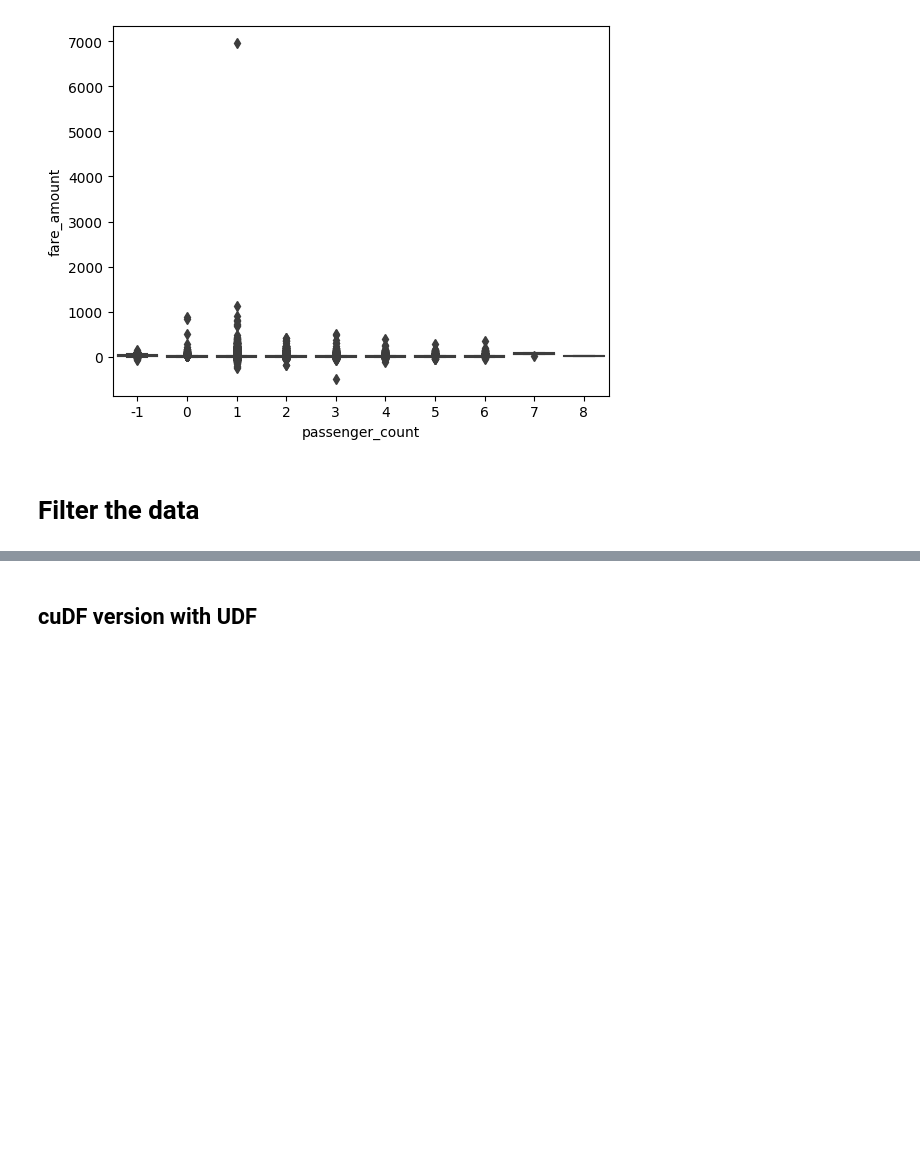
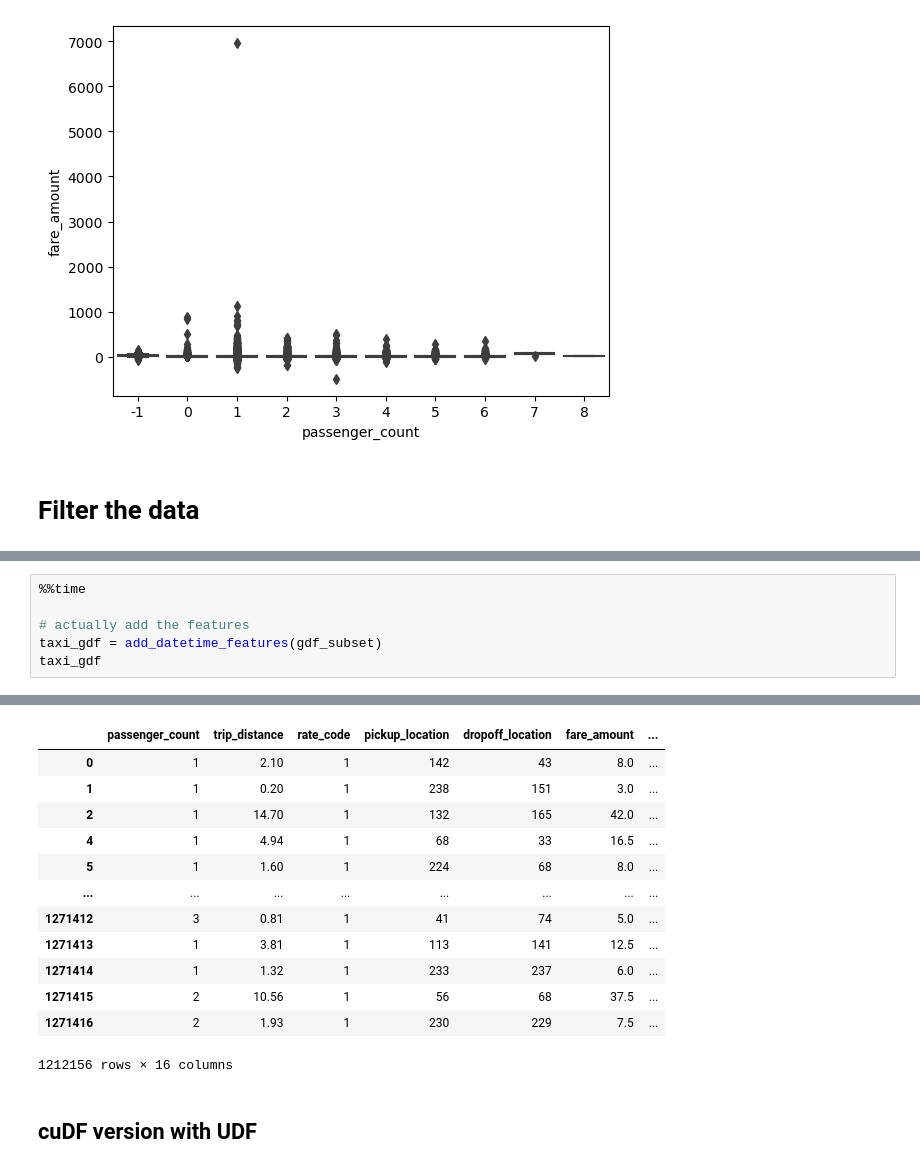
Before and after one commit to shwina/rapids-tutorial-gtc-2023, a Jupyter notebook: NYCTaxi.ipynb, the cells around one changed output, grey strips where cells are left out. Cells and saved outputs as stored; diff of their text form; blank space fills up the shorter version.

```diff
--- a/NYCTaxi.ipynb
+++ b/NYCTaxi.ipynb
@@ -290,0 +385,7 @@ Wall time: 433 ms
+# %%
+%%time
+
+# actually add the features
+taxi_gdf = add_datetime_features(gdf_subset)
+taxi_gdf
+# %% [output]
@@ -291,3 +394,16 @@ Wall time: 433 ms
+|  | passenger_count | trip_distance | rate_code | pickup_location | dropoff_location | fare_amount | ... |
+| 0 | 1 | 2.10 | 1 | 142 | 43 | 8.0 | ... |
+| 1 | 1 | 0.20 | 1 | 238 | 151 | 3.0 | ... |
+| 2 | 1 | 14.70 | 1 | 132 | 165 | 42.0 | ... |
+| 4 | 1 | 4.94 | 1 | 68 | 33 | 16.5 | ... |
+| 5 | 1 | 1.60 | 1 | 224 | 68 | 8.0 | ... |
+| ... | ... | ... | ... | ... | ... | ... | ... |
+| 1271412 | 3 | 0.81 | 1 | 41 | 74 | 5.0 | ... |
+| 1271413 | 1 | 3.81 | 1 | 113 | 141 | 12.5 | ... |
+| 1271414 | 1 | 1.32 | 1 | 233 | 237 | 6.0 | ... |
+| 1271415 | 2 | 10.56 | 1 | 56 | 68 | 37.5 | ... |
+| 1271416 | 2 | 1.93 | 1 | 230 | 229 | 7.5 | ... |
+1212156 rows × 16 columns
 # %% [markdown]
 ## cuDF version with UDF
 # %% [markdown]
```
Also changed, not shown: parts of 22 cells of this notebook.
